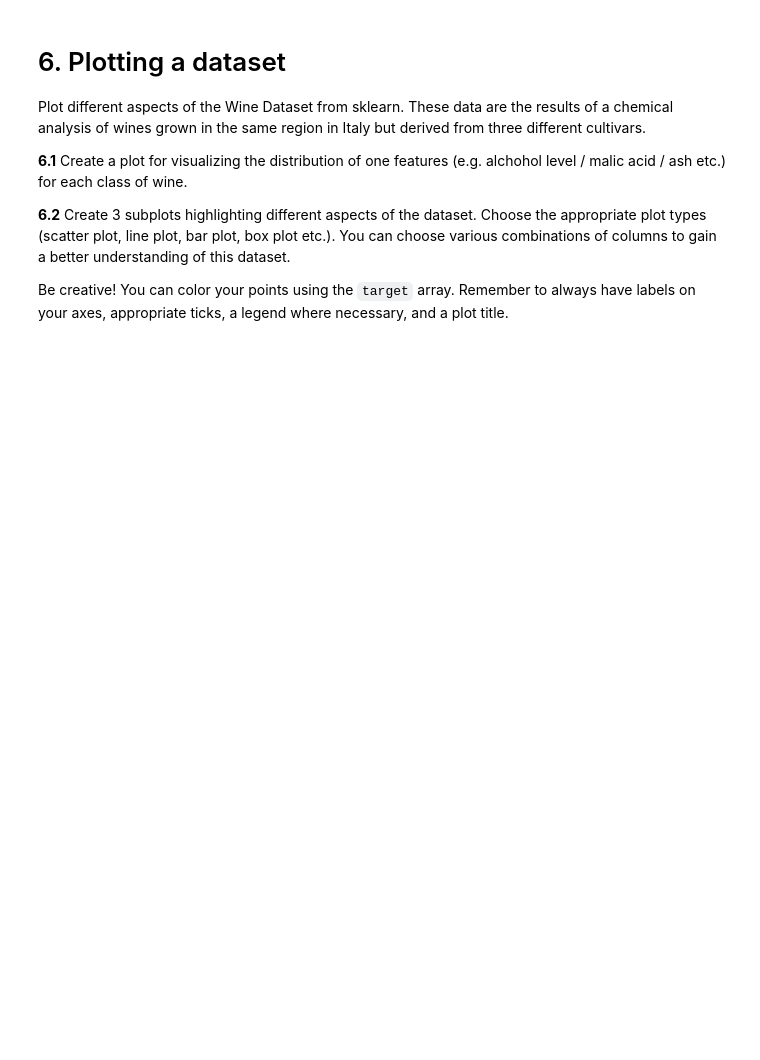
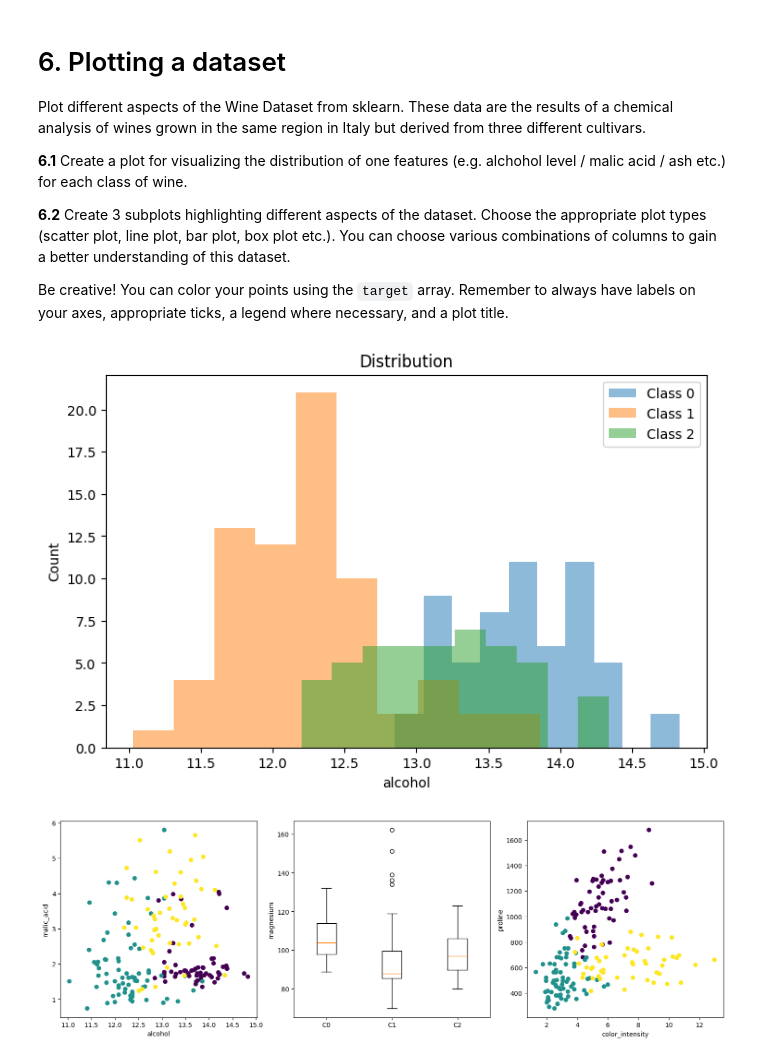
Before and after one commit to TudorFerecus/2048-in-C, a Jupyter notebook: EP_Plotting_I.ipynb, the cells around one changed output. Drawn from its saved outputs; the diff is of its cells as text; code cells hidden in the pictures; blank space fills up the shorter version.

```diff
--- a/EP_Plotting_I.ipynb
+++ b/EP_Plotting_I.ipynb
@@ -523,0 +530,38 @@ column_names = wine_dataset['feature_names']
+# %%
+from sklearn.datasets import load_wine
+import matplotlib.pyplot as plt
+
+wine = load_wine()
+data = wine['data']
+target = wine['target']
+features = wine['feature_names']
+
+# 6.1
+plt.figure(figsize=(8, 5))
+for c in [0, 1, 2]:
+    plt.hist(data[target == c, 0], alpha=0.5, label=f'Class {c}')
+plt.xlabel(features[0])
+plt.ylabel('Count')
+plt.title('Distribution')
+plt.legend()
+plt.show()
+
+# 6.2
+fig, ax = plt.subplots(1, 3, figsize=(15, 5))
+ax[0].scatter(data[:, 0], data[:, 1], c=target)
+ax[0].set_xlabel(features[0])
+ax[0].set_ylabel(features[1])
+
+ax[1].boxplot([data[target == c, 4] for c in [0, 1, 2]])
+ax[1].set_xticklabels(['C0', 'C1', 'C2'])
+ax[1].set_ylabel(features[4])
+
+ax[2].scatter(data[:, 9], data[:, 12], c=target)
+ax[2].set_xlabel(features[9])
+ax[2].set_ylabel(features[12])
+
+plt.tight_layout()
+plt.show()
+# %% [output]
+[figure, added]
+[figure, added]
```
Also changed, not shown: parts of 28 cells of this notebook.
